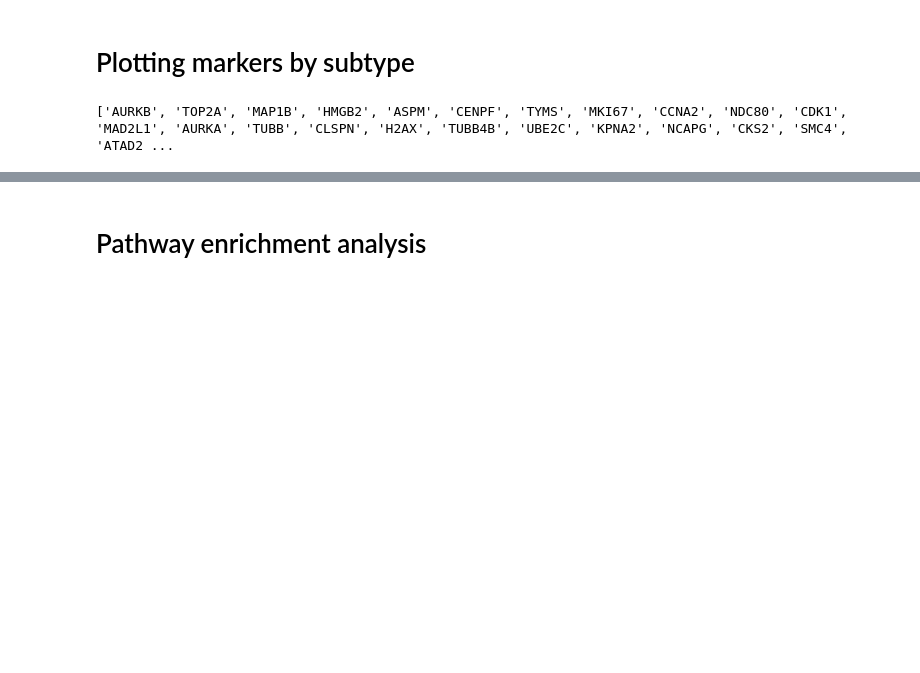
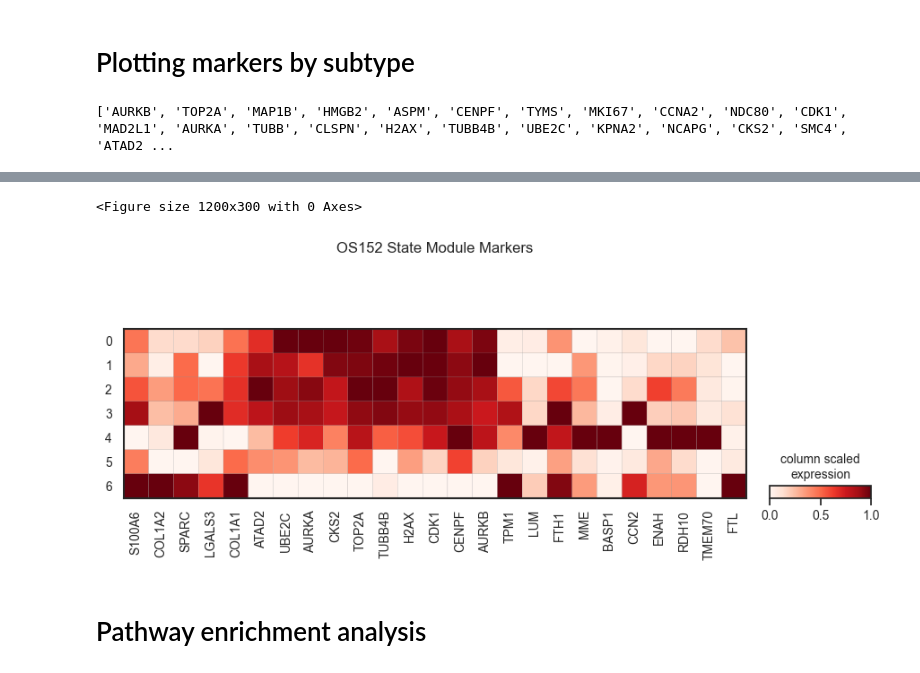
Before and after one commit to brendamelano/Reprogramming_Osteosarcoma, a Jupyter notebook: plain_scRNAseq_analysis/scvi_152.ipynb, the cells around one changed output, grey strips where cells are left out. Cells and saved outputs as stored; diff of their text form; code cells hidden in the pictures; blank space fills up the shorter version.

```diff
--- a/plain_scRNAseq_analysis/scvi_152.ipynb
+++ b/plain_scRNAseq_analysis/scvi_152.ipynb
@@ -696,0 +720,78 @@ plt.close()
+# %%
+# Read gene lists for each subtype from the CSV files
+def read_genes(file_path):
+    with open(file_path, 'r') as file:
+        genes = [x.strip() for x in file]
+    return genes
+
+
+# Reading in the subtype gene modules
+Subtype_A_genes = read_genes('/Users/brendamelano/Desktop/gmt_files/Subtype_A_module.csv')
+Subtype_B_genes = read_genes('/Users/brendamelano/Desktop/gmt_files/Subtype_B_module.csv')
+Subtype_C_genes = read_genes('/Users/brendamelano/Desktop/gmt_files/Subtype_C_module.csv')
+
+
+# Specified markers for visualization
+specified_genes = ['UBE2C', 'AURKA', 'CENPF', 'AURKB', 'CKS2', 'TOP2A', 'CDK1', 'TUBB4B', 'ATAD2', 'H2AX']
+
+# Ensure these genes are in the adata object
+reduced_state_B_genes = [gene for gene in specified_genes if gene in adata.var_names]
+
+plt.rcParams.update({'font.size': 12})
+
+# Combine gene lists from all subtypes, ensuring uniqueness if necessary
+combined_genes = list(set(Subtype_A_genes + reduced_state_B_genes + Subtype_C_genes))
+
+
+# Keeping only genes that appear in the adata object
+combined_genes = [gene for gene in combined_genes if gene in adata.var_names]
+
+
+# Ensure the combined_genes are in your expression data
+adata_subset = adata[:, adata.var_names.isin(combined_genes)]
+
+
+# Create the subtype dictionary
+subtype_A_dict = {gene: 'A' for gene in Subtype_A_genes}
+subtype_B_dict = {gene: 'B' for gene in reduced_state_B_genes}
+subtype_C_dict = {gene: 'C' for gene in Subtype_C_genes}
+subtype_dict = {**subtype_A_dict, **subtype_B_dict, **subtype_C_dict}
+
+
+# Annotate the genes in adata with their subtype
+adata.var['State'] = [subtype_dict.get(gene, 'Unknown') for gene in adata.var_names]
+
+
+# Sort the genes based on the state module they belong to
+adata_subset = adata[:, adata.var_names.isin(combined_genes)]
+adata_subset.var['subtype_order'] = adata_subset.var['State'].map({'A': 1, 'B': 2, 'C': 3, 'Unknown': 4})
+adata_subset = adata_subset[:, adata_subset.var['subtype_order'].argsort()]
+
+
+# Create a list of genes sorted by subtype for use in the matrixplot
+sorted_genes_by_subtype = adata_subset.var_names.tolist()
+
+
+# Create a figure explicitly
+plt.figure(figsize=(2, 0.5), dpi=600)
+
+
+ax = sc.pl.matrixplot(
+    adata_subset,
+    var_names=sorted_genes_by_subtype,  # Use the sorted list of genes
+    groupby='leiden',
+    cmap="Reds",
+    standard_scale="var",
+    colorbar_title="column scaled\nexpression",
+    title="OS152 State Module Markers",
+    show=False
+)
+
+
+# Save the figure using matplotlib's savefig with explicit format setting
+plt.savefig("/Users/brendamelano/Desktop/OS152_cluster_markers.svg", format='svg')
+
+plt.show()
+
+plt.close()
+# %% [output]
@@ -697,3 +800,5 @@ plt.close()
+<Figure size 1200x300 with 0 Axes>
+[figure, added]
 # %% [markdown]
 # Pathway enrichment analysis
 # %%
```
Also changed, not shown: parts of 4 cells of this notebook, 5 other files.
